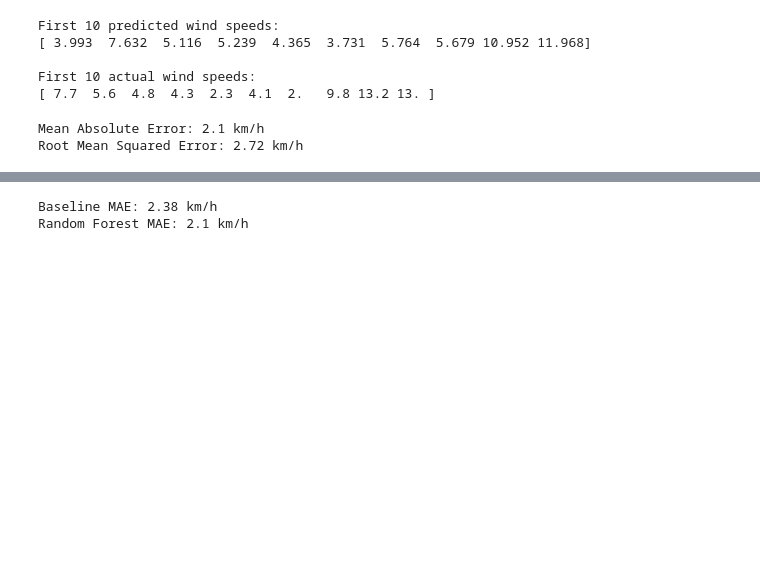
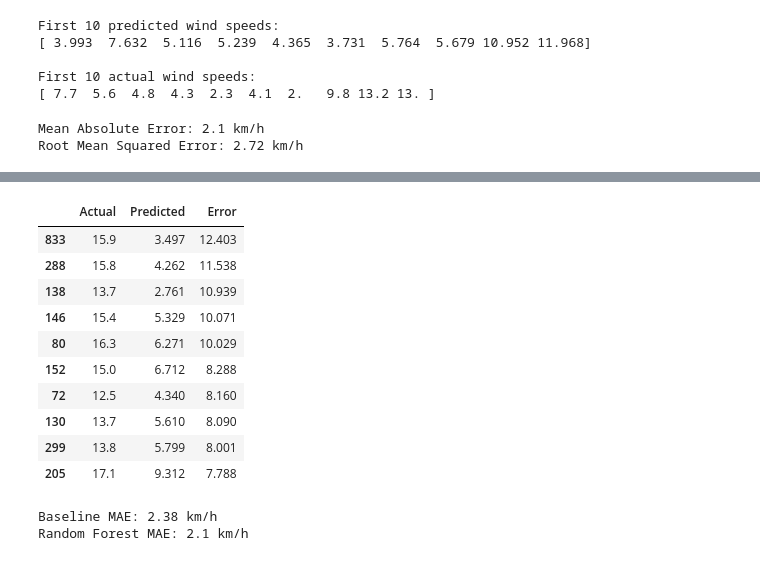
Before and after one commit to fida-fei/breezy, a Jupyter notebook: notebooks/01_wind_data_exploration.ipynb, the cells around one changed output, grey strips where cells are left out. Drawn from its saved outputs; the diff is of its cells as text; code cells hidden in the pictures; blank space fills up the shorter version.

```diff
--- a/notebooks/01_wind_data_exploration.ipynb
+++ b/notebooks/01_wind_data_exploration.ipynb
@@ -538,3 +565,20 @@ Root Mean Squared Error: 2.72 km/h
+# %%
+evaluation.sort_values(
+    by="Error",
+    ascending=False
+).head(10)
+# %% [output]
+|  | Actual | Predicted | Error |
+| 833 | 15.9 | 3.497 | 12.403 |
+| 288 | 15.8 | 4.262 | 11.538 |
+| 138 | 13.7 | 2.761 | 10.939 |
+| 146 | 15.4 | 5.329 | 10.071 |
+| 80 | 16.3 | 6.271 | 10.029 |
+| 152 | 15.0 | 6.712 | 8.288 |
+| 72 | 12.5 | 4.340 | 8.160 |
+| 130 | 13.7 | 5.610 | 8.090 |
+| 299 | 13.8 | 5.799 | 8.001 |
+| 205 | 17.1 | 9.312 | 7.788 |
 # %%
 # Predict that the next hour's wind speed
 # will be the same as the current hour's wind speed.
```
Also changed, not shown: parts of 8 cells of this notebook.
